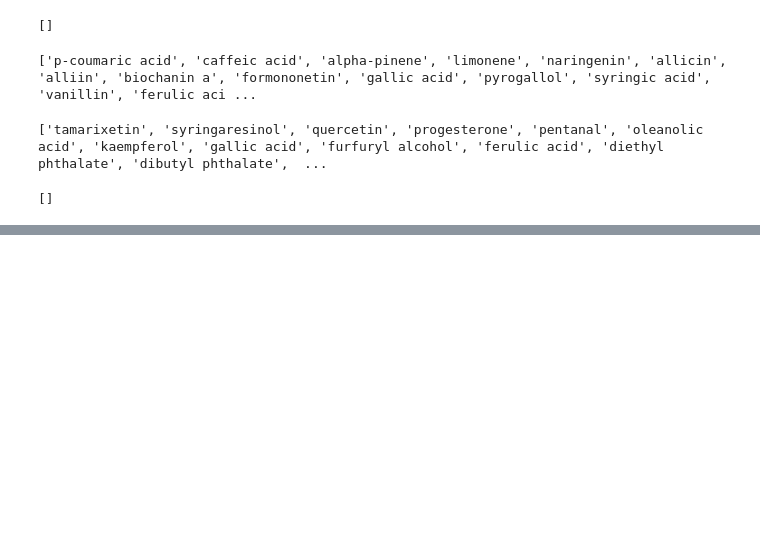
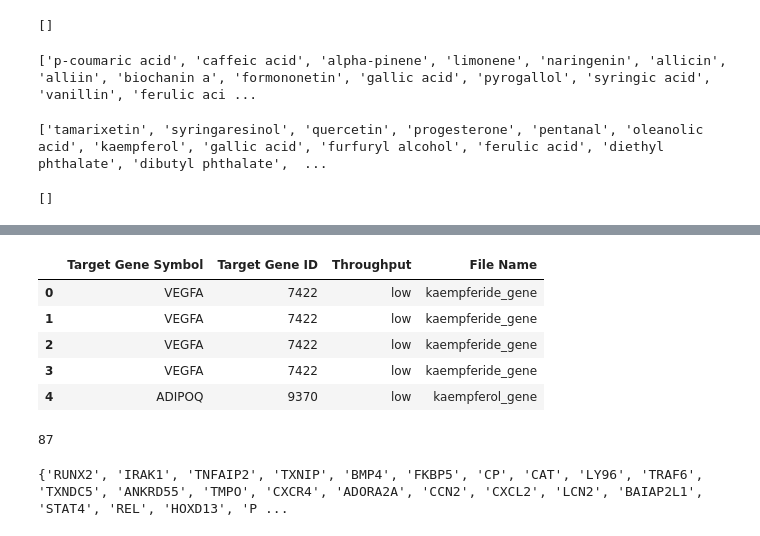
Before and after one commit to andrewjonathanbs/NetworkPharmacology-ParemRematik, a Jupyter notebook: Network_Pharmacology_of_Param_Rematik.ipynb, the cells around one changed output, grey strips where cells are left out. Cells and saved outputs as stored; diff of their text form; code cells hidden in the pictures; blank space fills up the shorter version.

```diff
--- a/Network_Pharmacology_of_Param_Rematik.ipynb
+++ b/Network_Pharmacology_of_Param_Rematik.ipynb
@@ -646,0 +657,40 @@ df = pd.read_csv()
+# %%
+import os
+import pandas as pd
+
+def process_csv_files(folder_path):
+    # Create an empty dataframe
+    combined_df = pd.DataFrame()
+
+    # Iterate through files in the folder
+    for file in os.listdir(folder_path):
+        file_path = os.path.join(folder_path, file)
+
+        # Check if file is CSV
+        if file.endswith('.csv'):
+            try:
+                # Read CSV file
+                df = pd.read_csv(file_path)
+
+                try:
+                  selected_columns = ['Target Gene Symbol', 'Target Gene ID', 'Throughput']
+                  df_selected = df[selected_columns]
+
+                  # Add a new column with the file name
+                  filename = os.path.splitext(file)[0]  # Get file name without extension
+                  df_selected['File Name'] = filename
+
+                  # Concatenate with existing dataframe
+                  combined_df = pd.concat([combined_df, df_selected], ignore_index=True)
+                except:
+                  print('Nah this file aint right')
+            except Exception as e:
+                print(f"Error processing file {file}: {e}")
+
+    return combined_df
+
+# Example usage:
+folder_path = "/content/drive/MyDrive/Network Pharmacology of Tawar/Network Pharma Data/"
+result_df = process_csv_files(folder_path)
+if not result_df.empty:
+    print(result_df)
@@ -646,0 +801,19 @@ df = pd.read_csv()
+# %%
+result_df.head()
+# %% [output]
+|  | Target Gene Symbol | Target Gene ID | Throughput | File Name |
+| 0 | VEGFA | 7422 | low | kaempferide_gene |
+| 1 | VEGFA | 7422 | low | kaempferide_gene |
+| 2 | VEGFA | 7422 | low | kaempferide_gene |
+| 3 | VEGFA | 7422 | low | kaempferide_gene |
+| 4 | ADIPOQ | 9370 | low | kaempferol_gene |
+# %%
+target = result_df['Target Gene Symbol'].tolist()
+target = set(target)
+print(len(target))
+# %% [output]
+87
+# %%
+print(target)
+# %% [output]
+{'RUNX2', 'IRAK1', 'TNFAIP2', 'TXNIP', 'BMP4', 'FKBP5', 'CP', 'CAT', 'LY96', 'TRAF6', 'TXNDC5', 'ANKRD55', 'TMPO', 'CXCR4', 'ADORA2A', 'CCN2', 'CXCL2', 'LCN2', 'BAIAP2L1', 'STAT4', 'REL', 'HOXD13', 'P ...
```
Also changed, not shown: parts of 15 cells of this notebook.
